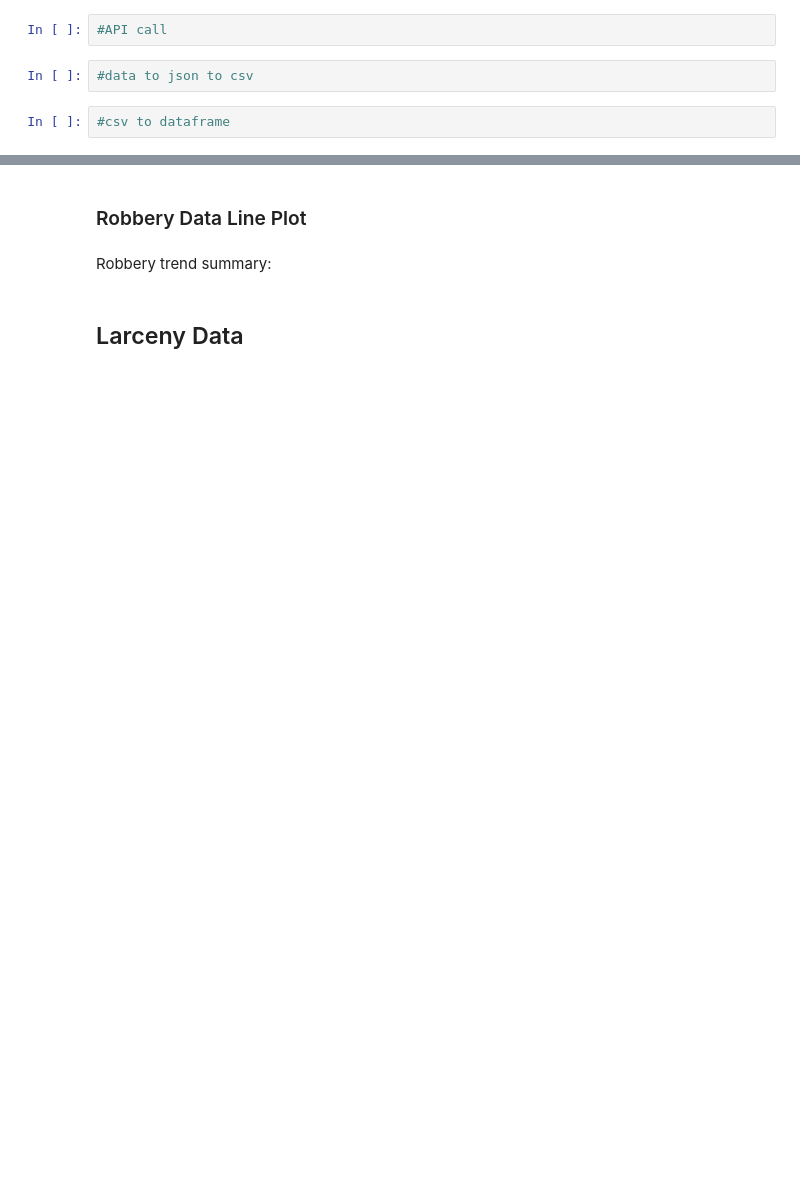
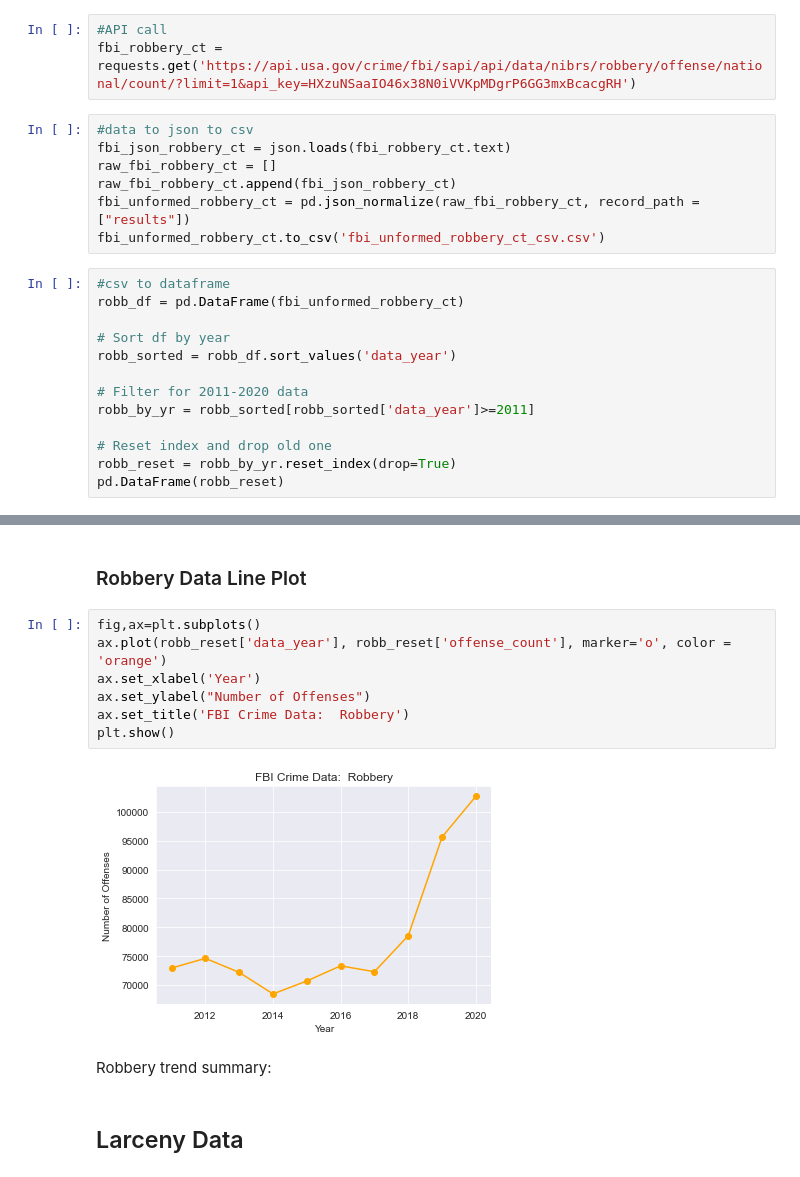
Before and after one commit to HeatherLD/API-Project, a Jupyter notebook: Final_Draft.ipynb, the cells around one changed output, grey strips where cells are left out. Drawn from its saved outputs; the diff is of its cells as text; blank space fills up the shorter version.

```diff
--- a/Final_Draft.ipynb
+++ b/Final_Draft.ipynb
@@ -51,7 +89,24 @@ Burglary trend summary:
 ## Robbery Data
 # %%
 #API call
+fbi_robbery_ct = requests.get('https://api.usa.gov/crime/fbi/sapi/api/data/nibrs/robbery/offense/national/count/?limit=1&api_key=HXzuNSaaIO46x38N0iVVKpMDgrP6GG3mxBcacgRH')
 # %%
 #data to json to csv
+fbi_json_robbery_ct = json.loads(fbi_robbery_ct.text)
+raw_fbi_robbery_ct = []
+raw_fbi_robbery_ct.append(fbi_json_robbery_ct)
+fbi_unformed_robbery_ct = pd.json_normalize(raw_fbi_robbery_ct, record_path = ["results"])
+fbi_unformed_robbery_ct.to_csv('fbi_unformed_robbery_ct_csv.csv')
 # %%
 #csv to dataframe
+robb_df = pd.DataFrame(fbi_unformed_robbery_ct)
+
+# Sort df by year
+robb_sorted = robb_df.sort_values('data_year')
+
+# Filter for 2011-2020 data
+robb_by_yr = robb_sorted[robb_sorted['data_year']>=2011]
+
+# Reset index and drop old one
+robb_reset = robb_by_yr.reset_index(drop=True)
+pd.DataFrame(robb_reset)
@@ -58,5 +125,14 @@ Burglary trend summary:
 # %% [markdown]
 ### Robbery Data Line Plot
+# %%
+fig,ax=plt.subplots()
+ax.plot(robb_reset['data_year'], robb_reset['offense_count'], marker='o', color = 'orange')
+ax.set_xlabel('Year')
+ax.set_ylabel("Number of Offenses")
+ax.set_title('FBI Crime Data:  Robbery')
+plt.show()
+# %% [output]
+[figure, added]
 # %% [markdown]
 Robbery trend summary:
 # %% [markdown]
```
Also changed, not shown: parts of 10 cells of this notebook, 1 other file.
